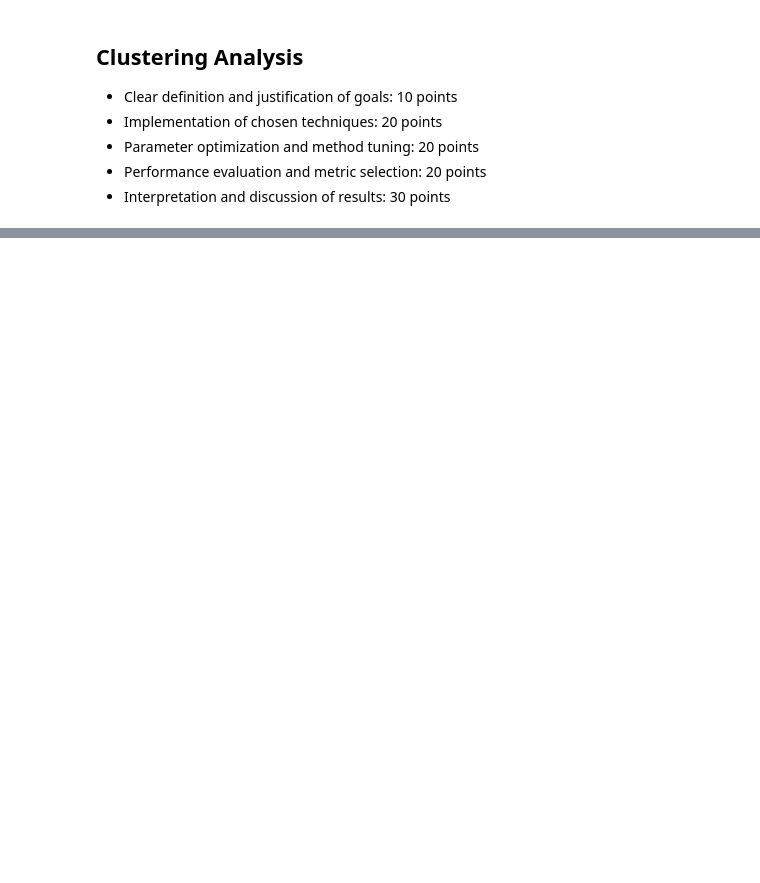
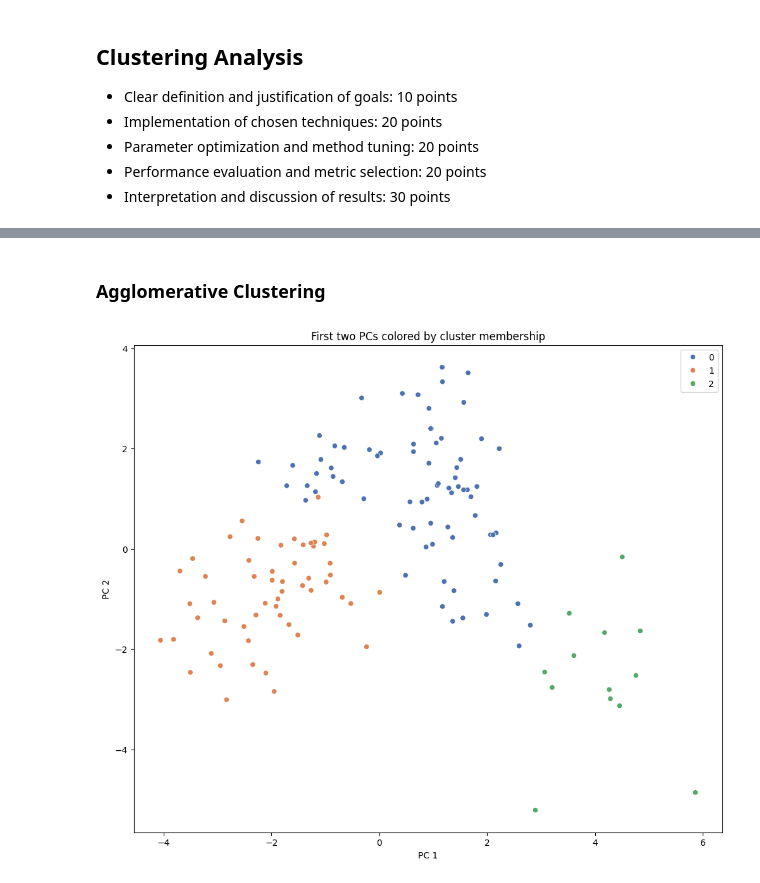
Before and after one commit to NakaFrozn/si618_final_project, a Jupyter notebook: Final_Project_Step3.ipynb, the cells around one changed output, grey strips where cells are left out. Cells and saved outputs as stored; diff of their text form; code cells hidden in the pictures; blank space fills up the shorter version.

Commit message:
Basic clustering

```diff
--- a/Final_Project_Step3.ipynb
+++ b/Final_Project_Step3.ipynb
@@ -90,4 +135,4 @@ data
 # %%
-# Separate data into features and label
-y = data['GEOID']
-X = data.drop(['GEOID'], axis=1)
+# Separate data into features and a label
+X = data.drop(['nta_name'], axis=1)
+y = data['nta_name']
@@ -102,7 +139,8 @@ Index(['year', 'nta_name', 'borough', 'pct_attendance',
 # %%
-# Build preprocessing pipeline column transformer
-catCols = ['year', 'nta_name', 'borough', 'minority_dominated']
-numCols = data.columns.drop(catCols)
+# Build preprocessing pipelines
+catCols = ['borough', 'minority_dominated']
+numCols = X.columns.drop(catCols)
+numPC = 4 # Number of principal components to use
 
 # Numerical variable pipeline
 numPipe = Pipeline([
@@ -110,7 +148,17 @@ numPipe = Pipeline([
     ('scaler', StandardScaler())
 ])
 
-# Categorical variable pipeline: ordinally encode the year, one-hot encode all other categorical variables
+# Define column transformer
+preprocessor = ColumnTransformer([
+    ('num', numPipe, numCols),
+    ('cat', OneHotEncoder(), catCols)
+])
 
-
-# Define column transformer
+# Pipeline with dimension reduction
+fullPipe = Pipeline([
+    ('prep', preprocessor),
+    ('pca', PCA(n_components=numPC))
+])
+# %%
+# Fit and transform features
+X_pca = fullPipe.fit_transform(X)
@@ -127,0 +184,17 @@ numPipe = Pipeline([
+# %% [markdown]
+### Agglomerative Clustering
+# %%
+# Agglomerative Clustering
+numClusters = 3
+agg = AgglomerativeClustering(n_clusters=numClusters)
+aggClusters = agg.fit_predict(X_pca)
+# %%
+# Plot first two PCs with cluster assignments
+plt.figure(figsize=(12, 10))
+sns.scatterplot(x=X_pca[:, 0], y=X_pca[:, 1], hue=aggClusters, palette='deep')
+plt.title("First two PCs colored by cluster membership")
+plt.xlabel("PC 1")
+plt.ylabel("PC 2")
+plt.show()
+# %% [output]
+[figure, added]
```
Also changed, not shown: parts of 14 cells of this notebook.
